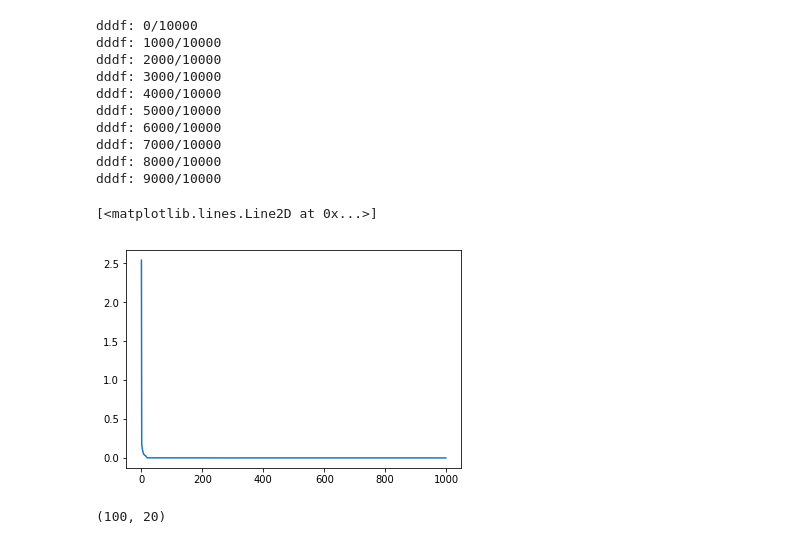
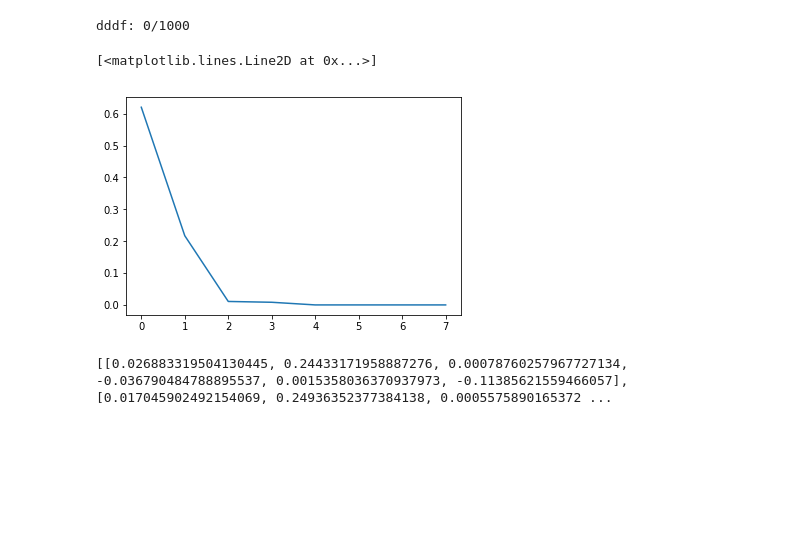
Before and after one commit to danwin91/ma, a Jupyter notebook: nb1.ipynb, the cells around one changed output. Saved outputs shown, nothing was run; the diff lists cells and outputs as text; code cells hidden in the pictures; blank space fills up the shorter version.

```diff
--- a/nb1.ipynb
+++ b/nb1.ipynb
@@ -88,16 +88,19 @@ def dddf_single(x, A,B):
     H_semi = ddg(np.dot(B[:, 0], f_inner(x,A,g)))
     semi*=H_semi
     res = pure + mixed + semi
-    return res
+    info = [np.linalg.norm(pure),H_pure, np.linalg.norm(semi), H_semi, np.linalg.norm(mixed), H_mixed]
+    return res, info
 
 def dddf(X,A,B):
     ret = []
+    info = []
     samples = len(X)
     step = 0
     for x in X:
         if step % 1000 == 0:
             print("dddf: {}/{}".format(step, samples))
         step = step + 1
-        r = dddf_single(x,A,B)
+        r , inf= dddf_single(x,A,B)
         ret.append(r)
-    return ret
+        info.append(inf)
+    return ret, info
@@ -104,8 +111,9 @@ def dddf(X,A,B):
 # %%
 #Setting
-m = 10
+m = 2
 m_1 = 1
-X = uniformSphere(m, 10000)
+m_x = 1000
+X = uniformSphere(m, m_x)
 A = ortho_group.rvs(dim = m)# m orthogonal vectors with dim m, a_1, ..., a_m
 A = np.transpose(A)
 B = ortho_group.rvs(dim = m)[:m_1]#m_1 orthogonal vectors with dimension m b_1, ..., b_m_1
@@ -169,25 +152,16 @@ for i in range(m):
 # %%
-hum  = dddf(X,A,B)
+hum, info  = dddf(X,A,B)
 mak = [np.reshape(dd, (m**3,)) for dd in hum]
 M = np.transpose(np.array(mak))
 M.shape
 U,D,V = np.linalg.svd(M)
 plt.plot(list(range(m**3)), D)
 # %% [output]
-dddf: 0/10000
-dddf: 1000/10000
-dddf: 2000/10000
-dddf: 3000/10000
-dddf: 4000/10000
-dddf: 5000/10000
-dddf: 6000/10000
-dddf: 7000/10000
-dddf: 8000/10000
-dddf: 9000/10000
+dddf: 0/1000
 [<matplotlib.lines.Line2D at 0x...>]
-[figure, old version]
+[figure, new version]
-# %%
-U_trunc.shape
-# %% [output]
-(100, 20)
+# %%
+print(info)
+# %% [output]
+[[0.026883319504130445, 0.24433171958887276, 0.00078760257967727134, -0.036790484788895537, 0.0015358036370937973, -0.11385621559466057], [0.017045902492154069, 0.24936352377384138, 0.0005575890165372 ...
 # %%
```
Also changed, not shown: parts of 8 cells of this notebook.
